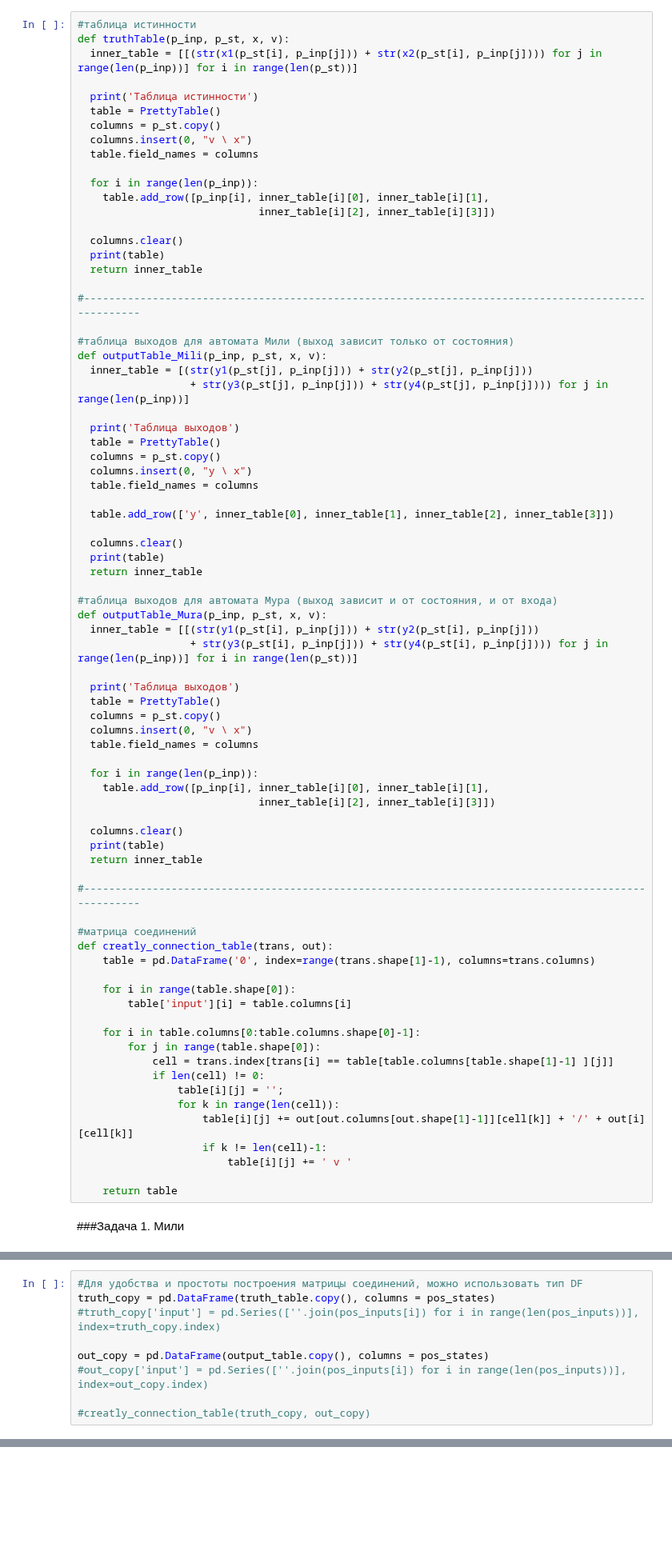
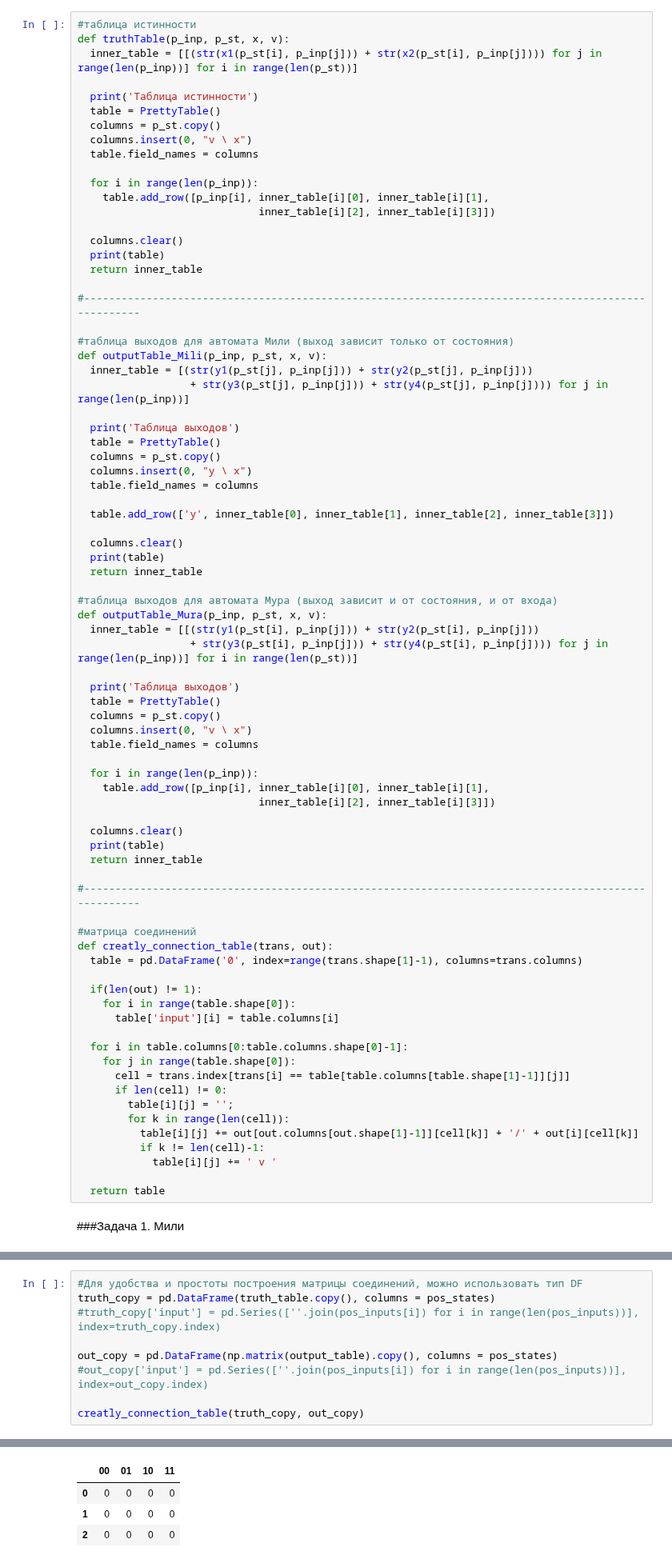
Before and after one commit to Viktory4121/MORD, a Jupyter notebook: КА.ipynb, the cells around one changed output, grey strips where cells are left out. Shown at 80% size. Cells and saved outputs as stored; diff of their text form; blank space fills up the shorter version.

```diff
--- a/КА.ipynb
+++ b/КА.ipynb
@@ -100,22 +100,23 @@ def outputTable_Mura(p_inp, p_st, x, v):
 
 #матрица соединений
 def creatly_connection_table(trans, out):
-    table = pd.DataFrame('0', index=range(trans.shape[1]-1), columns=trans.columns)
+  table = pd.DataFrame('0', index=range(trans.shape[1]-1), columns=trans.columns)
 
+  if(len(out) != 1):
     for i in range(table.shape[0]):
-        table['input'][i] = table.columns[i]
+      table['input'][i] = table.columns[i]
 
-    for i in table.columns[0:table.columns.shape[0]-1]:
-        for j in range(table.shape[0]):
-            cell = trans.index[trans[i] == table[table.columns[table.shape[1]-1] ][j]]
-            if len(cell) != 0:
-                table[i][j] = '';
-                for k in range(len(cell)):
-                    table[i][j] += out[out.columns[out.shape[1]-1]][cell[k]] + '/' + out[i][cell[k]]
-                    if k != len(cell)-1:
-                        table[i][j] += ' v '
+  for i in table.columns[0:table.columns.shape[0]-1]:
+    for j in range(table.shape[0]):
+      cell = trans.index[trans[i] == table[table.columns[table.shape[1]-1]][j]]
+      if len(cell) != 0:
+        table[i][j] = '';
+        for k in range(len(cell)):
+          table[i][j] += out[out.columns[out.shape[1]-1]][cell[k]] + '/' + out[i][cell[k]]
+          if k != len(cell)-1:
+            table[i][j] += ' v '
 
-    return table
+  return table
 # %% [markdown]
 ###Задача 1. Мили
 # %%
@@ -213,8 +214,8 @@ output_table = outputTable_Mili(pos_inputs, pos_states, x, v)
 truth_copy = pd.DataFrame(truth_table.copy(), columns = pos_states)
 #truth_copy['input'] = pd.Series([''.join(pos_inputs[i]) for i in range(len(pos_inputs))], index=truth_copy.index)
 
-out_copy = pd.DataFrame(output_table.copy(), columns = pos_states)
+out_copy = pd.DataFrame(np.matrix(output_table).copy(), columns = pos_states)
 #out_copy['input'] = pd.Series([''.join(pos_inputs[i]) for i in range(len(pos_inputs))], index=out_copy.index)
 
-#creatly_connection_table(truth_copy, out_copy)
+creatly_connection_table(truth_copy, out_copy)
 # %% [output]
@@ -222,3 +222,7 @@ ValueError: ignored
+|  | 00 | 01 | 10 | 11 |
+| 0 | 0 | 0 | 0 | 0 |
+| 1 | 0 | 0 | 0 | 0 |
+| 2 | 0 | 0 | 0 | 0 |
 # %% [markdown]
 ###Задача 2. Мура
 # %%
```
Also changed, not shown: parts of 3 cells of this notebook.
